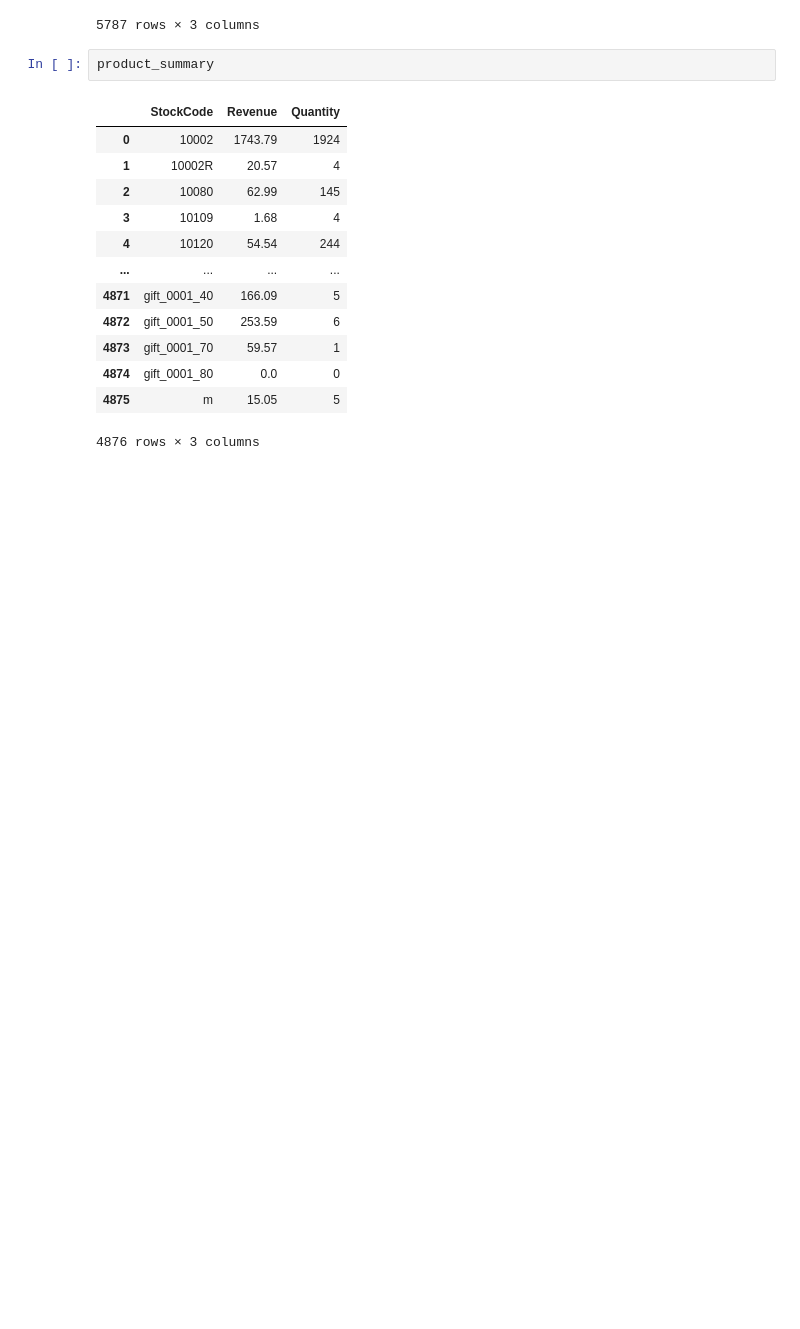
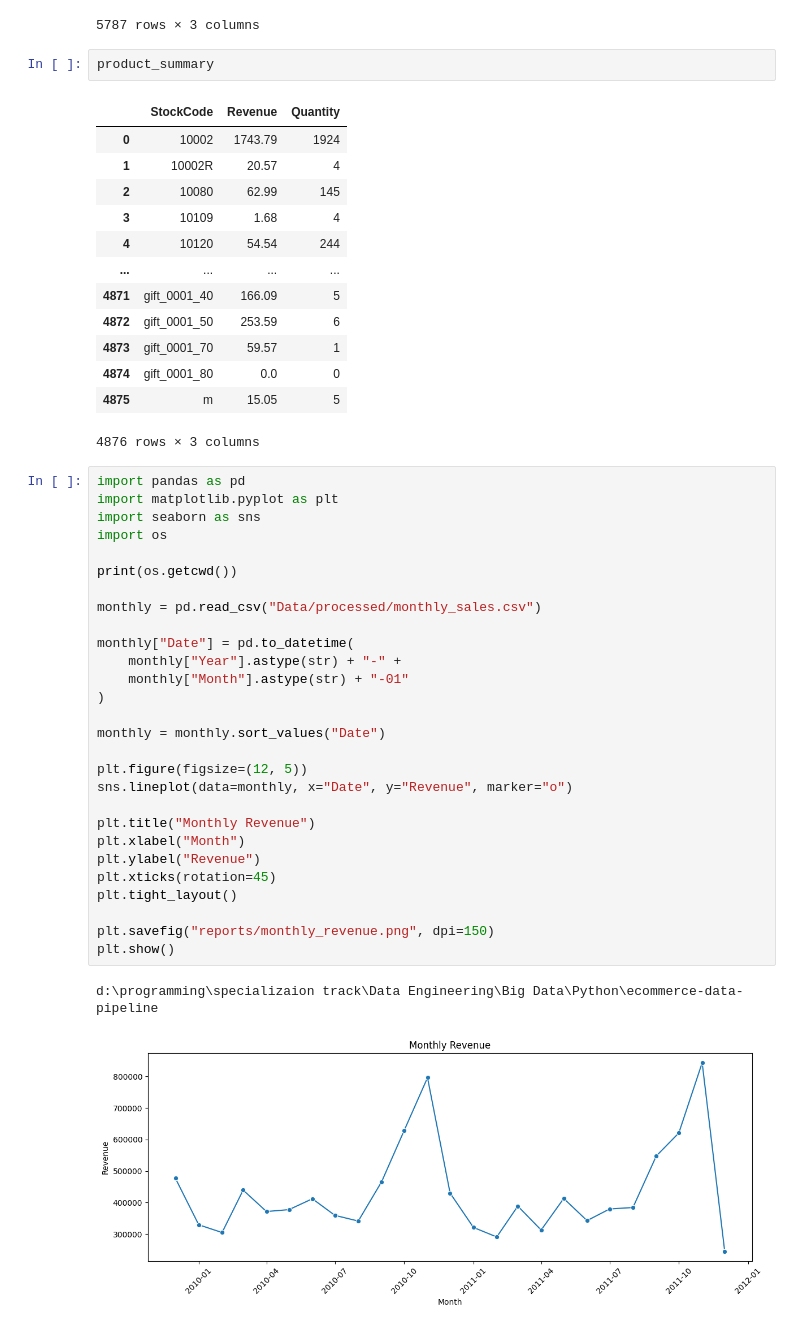
Before and after one commit to abdelra-hman/ecommerce-data-pipeline, a Jupyter notebook: notebooks/exploration.ipynb, the cells around one changed output. Cells and saved outputs as stored; diff of their text form; blank space fills up the shorter version.

Commit message:
Complete e-commerce data pipeline project

```diff
--- a/notebooks/exploration.ipynb
+++ b/notebooks/exploration.ipynb
@@ -61,3 +70,34 @@ product_summary
 | 4874 | gift_0001_80 | 0.0 | 0 |
 | 4875 | m | 15.05 | 5 |
 4876 rows × 3 columns
+# %%
+import pandas as pd
+import matplotlib.pyplot as plt
+import seaborn as sns
+import os
+
+print(os.getcwd())
+
+monthly = pd.read_csv("Data/processed/monthly_sales.csv")
+
+monthly["Date"] = pd.to_datetime(
+    monthly["Year"].astype(str) + "-" +
+    monthly["Month"].astype(str) + "-01"
+)
+
+monthly = monthly.sort_values("Date")
+
+plt.figure(figsize=(12, 5))
+sns.lineplot(data=monthly, x="Date", y="Revenue", marker="o")
+
+plt.title("Monthly Revenue")
+plt.xlabel("Month")
+plt.ylabel("Revenue")
+plt.xticks(rotation=45)
+plt.tight_layout()
+
+plt.savefig("reports/monthly_revenue.png", dpi=150)
+plt.show()
+# %% [output]
+d:\programming\specializaion track\Data Engineering\Big Data\Python\ecommerce-data-pipeline
+[figure, added]
```
Also changed, not shown: parts of 6 cells of this notebook, 15 other files.
